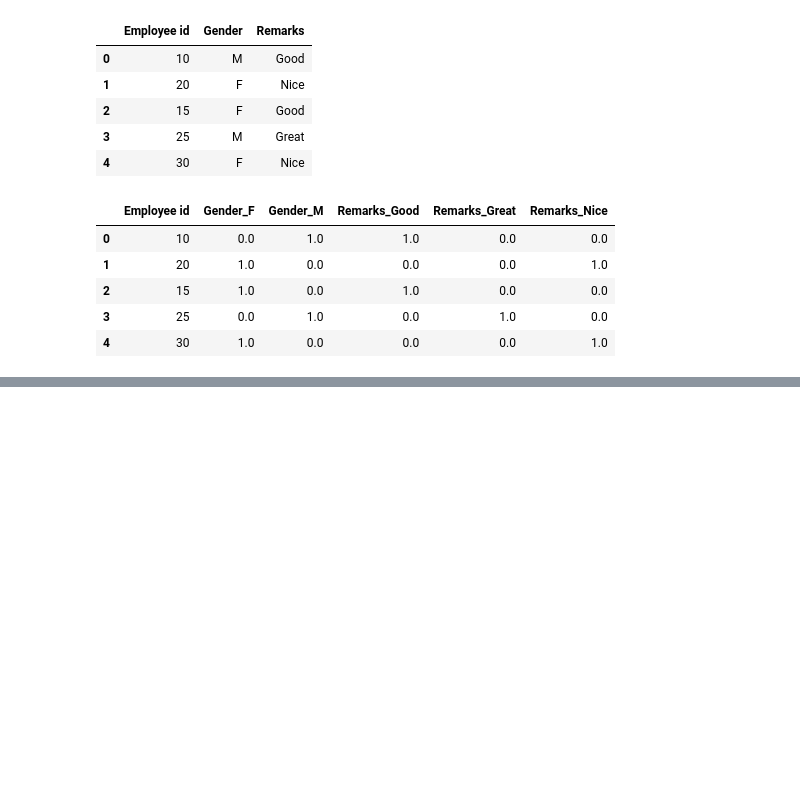
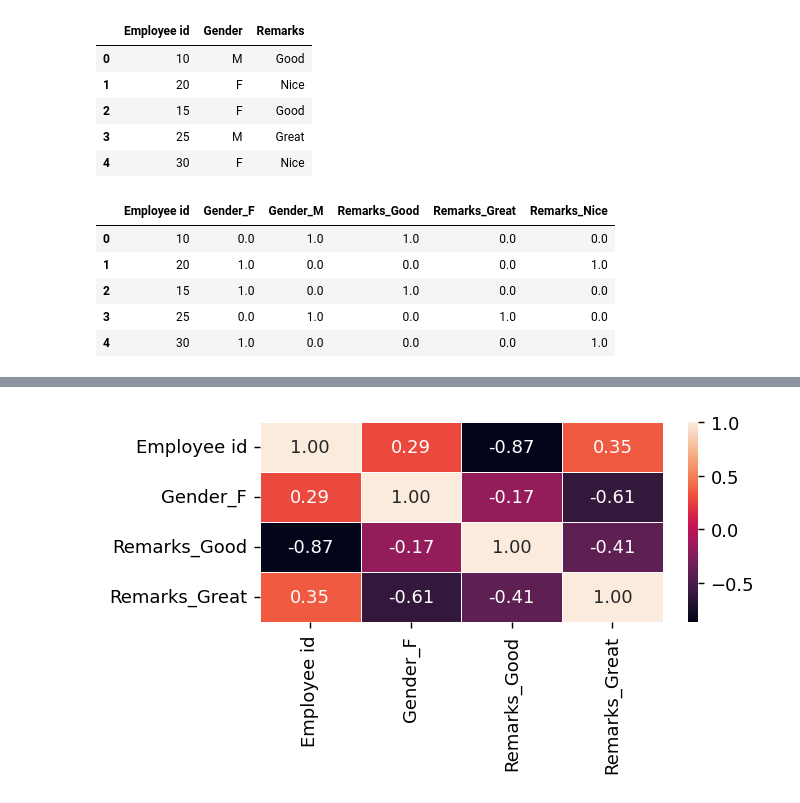
Before and after one commit to NatashaMoses/time_prediction, a Jupyter notebook: encoding.ipynb, the cells around one changed output, grey strips where cells are left out. Drawn from its saved outputs; the diff is of its cells as text; code cells hidden in the pictures; blank space fills up the shorter version.

```diff
--- a/encoding.ipynb
+++ b/encoding.ipynb
@@ -135,0 +161,11 @@ df_encoded
+# %%
+# Correlation without 1 dummy variable
+df_encoded2 = df_encoded.drop(columns=['Gender_M', 'Remarks_Nice'], axis=1)
+
+corr = df_encoded2.corr()
+
+plt.figure(dpi=130, figsize=(5,2))
+sns.heatmap(corr, annot=True, fmt='.2f', cbar=True, linewidths=0.5)
+plt.show()
+# %% [output]
+[figure, added]
```
Also changed, not shown: parts of 5 cells of this notebook.
